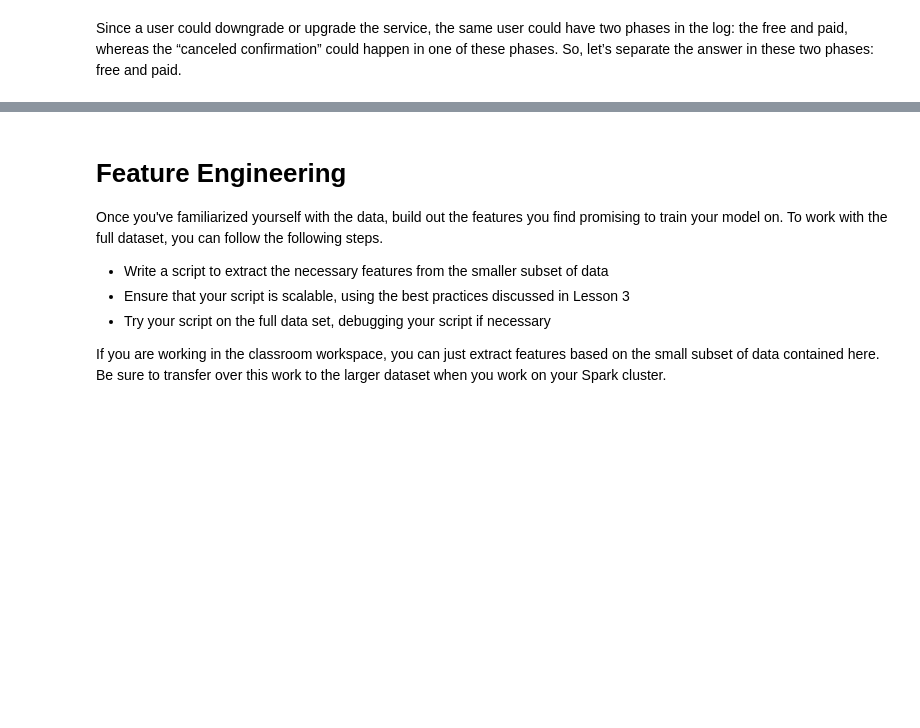
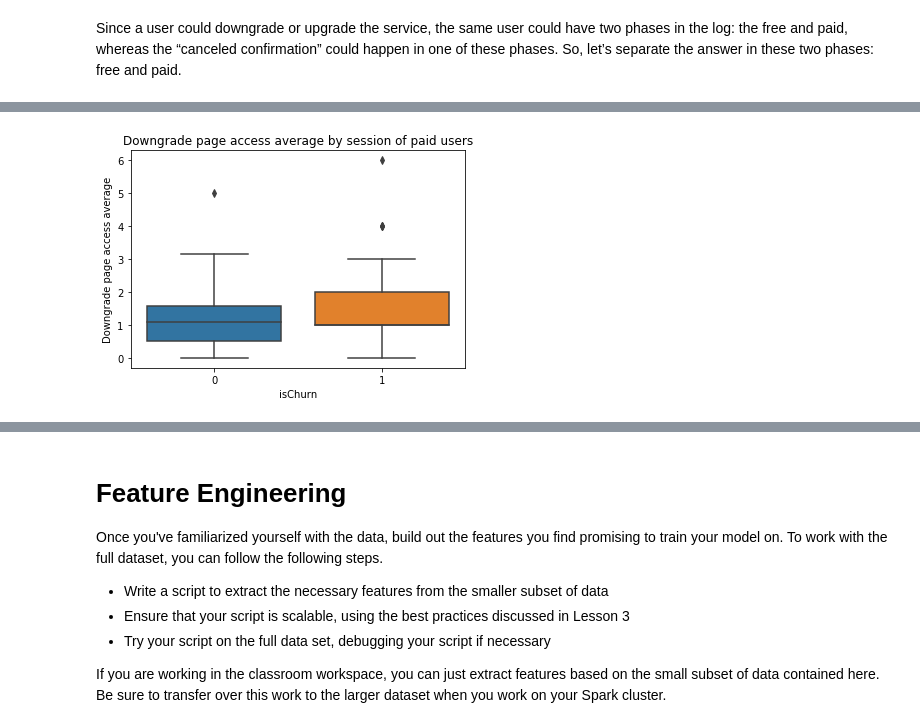
Before and after one commit to thiagolimaop/sparkify_churn, a Jupyter notebook: Sparkify.ipynb, the cells around one changed output, grey strips where cells are left out. Cells and saved outputs as stored; diff of their text form; code cells hidden in the pictures; blank space fills up the shorter version.

```diff
--- a/Sparkify.ipynb
+++ b/Sparkify.ipynb
@@ -510,0 +517,23 @@ It’s possible to understand from the above boxplot, that advertising average b
+# %%
+paid_downgrade = spark.sql('''
+                SELECT userID, AVG(downgradeAmt) avg_downgrade, isChurn
+                FROM (
+                    SELECT userID, sessionID,
+                         SUM(CASE WHEN page = "Downgrade" THEN 1 ELSE 0 END) AS downgradeAmt,
+                         SUM(CASE WHEN page = "Cancellation Confirmation" THEN 1 ELSE 0 END) AS isChurn
+                    FROM clean_user_log_table
+                    WHERE level = "paid"
+                    GROUP BY 1, 2
+                    )
+                GROUP BY 1, 3
+                ORDER BY 3 DESC, 2 DESC
+            '''
+        ).toPandas()
+# %%
+# visualize the distribution of downgrade page access average by session of paid users for both groups
+sns.boxplot(y="avg_downgrade", x="isChurn", data=paid_downgrade)
+plt.title('Downgrade page access average by session of paid users')
+plt.ylabel('Downgrade page access average')
+plt.show()
+# %% [output]
+[figure, added]
```
Also changed, not shown: parts of 19 cells of this notebook.
